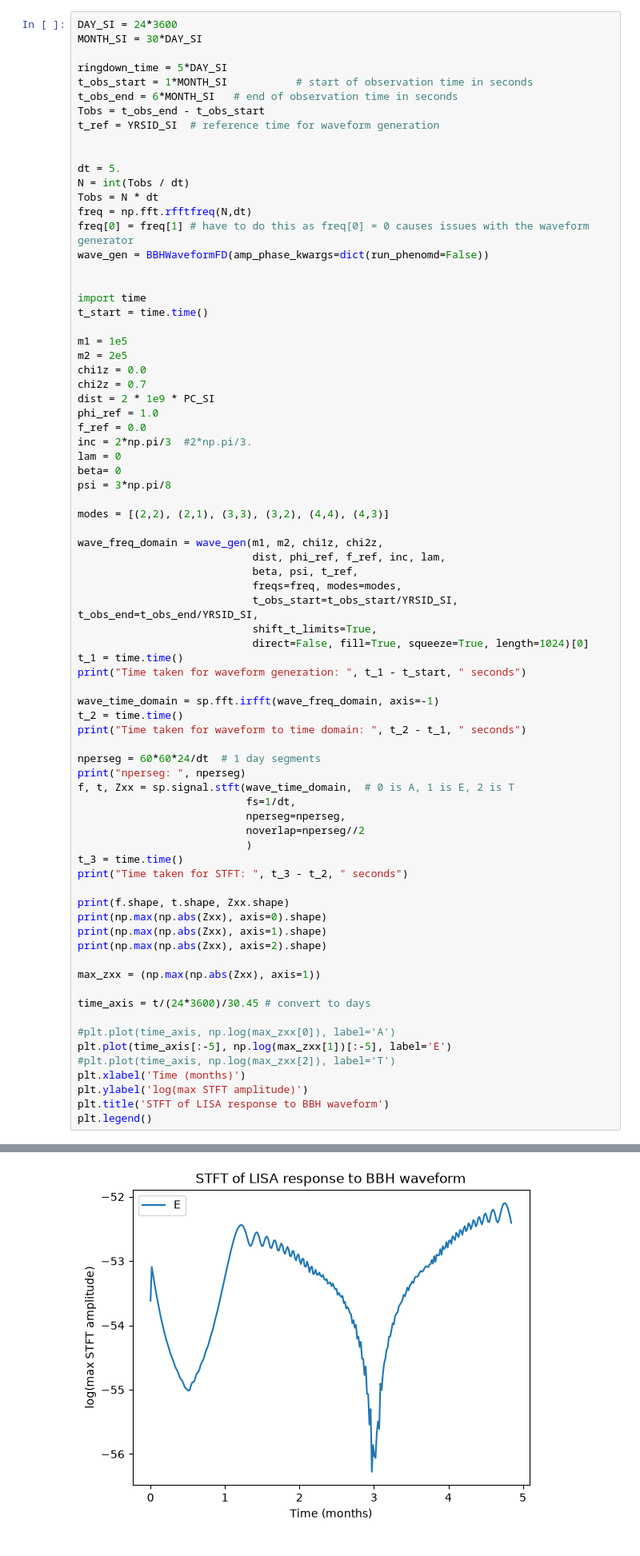
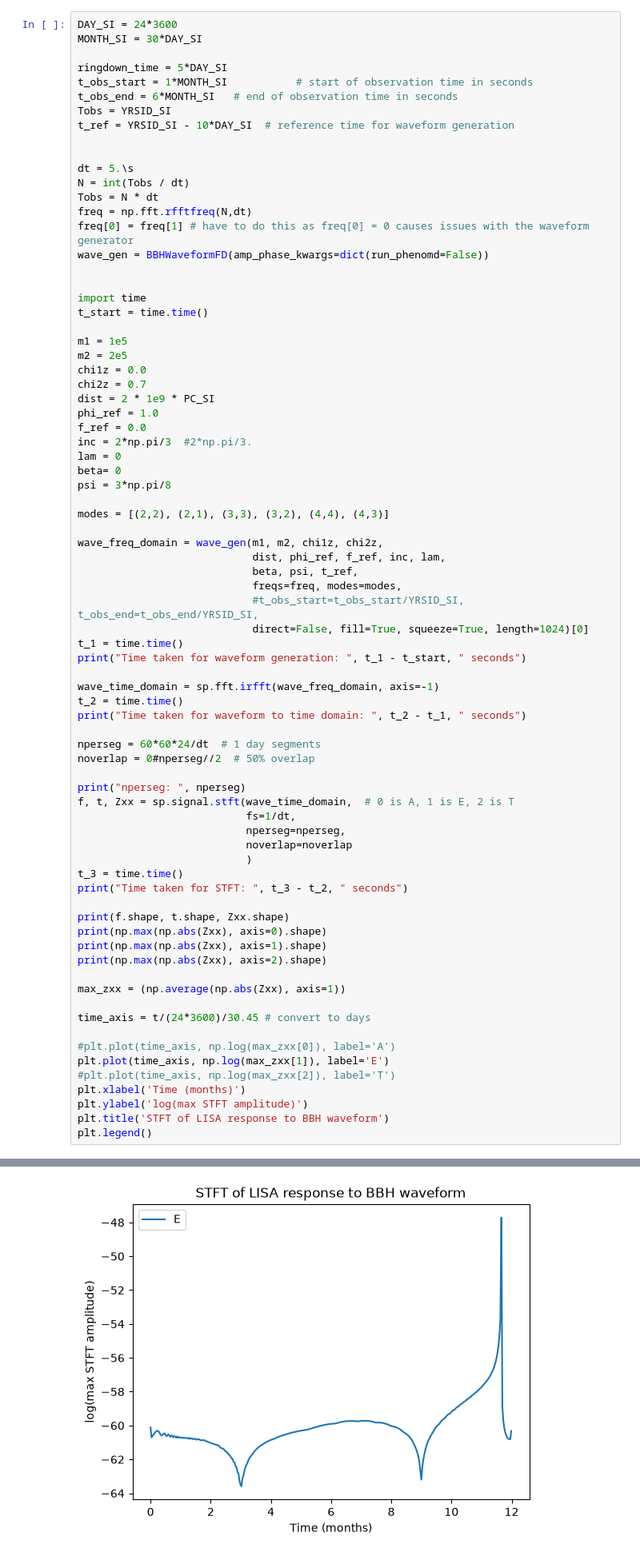
Before and after one commit to manishprasad0/LISA_Modulation, a Jupyter notebook: testing/antenna_modulation.ipynb, the cells around one changed output, grey strips where cells are left out. Shown at 80% size. Cells and saved outputs as stored; diff of their text form.

```diff
--- a/testing/antenna_modulation.ipynb
+++ b/testing/antenna_modulation.ipynb
@@ -14,11 +18,11 @@ MONTH_SI = 30*DAY_SI
 ringdown_time = 5*DAY_SI
 t_obs_start = 1*MONTH_SI           # start of observation time in seconds
 t_obs_end = 6*MONTH_SI   # end of observation time in seconds
-Tobs = t_obs_end - t_obs_start
-t_ref = YRSID_SI  # reference time for waveform generation
+Tobs = YRSID_SI
+t_ref = YRSID_SI - 10*DAY_SI  # reference time for waveform generation
 
 
-dt = 5.
+dt = 5.\s
 N = int(Tobs / dt)
 Tobs = N * dt
 freq = np.fft.rfftfreq(N,dt)
@@ -47,8 +51,7 @@ wave_freq_domain = wave_gen(m1, m2, chi1z, chi2z,
                             dist, phi_ref, f_ref, inc, lam,
                             beta, psi, t_ref,
                             freqs=freq, modes=modes,
-                            t_obs_start=t_obs_start/YRSID_SI, t_obs_end=t_obs_end/YRSID_SI,
-                            shift_t_limits=True,
+                            #t_obs_start=t_obs_start/YRSID_SI, t_obs_end=t_obs_end/YRSID_SI,
                             direct=False, fill=True, squeeze=True, length=1024)[0]
 t_1 = time.time()
 print("Time taken for waveform generation: ", t_1 - t_start, " seconds")
@@ -58,11 +61,13 @@ t_2 = time.time()
 print("Time taken for waveform to time domain: ", t_2 - t_1, " seconds")
 
 nperseg = 60*60*24/dt  # 1 day segments
+noverlap = 0#nperseg//2  # 50% overlap
+
 print("nperseg: ", nperseg)
 f, t, Zxx = sp.signal.stft(wave_time_domain,  # 0 is A, 1 is E, 2 is T
                            fs=1/dt,
                            nperseg=nperseg,
-                           noverlap=nperseg//2
+                           noverlap=noverlap
                            )
 t_3 = time.time()
 print("Time taken for STFT: ", t_3 - t_2, " seconds")
@@ -72,12 +77,12 @@ print(np.max(np.abs(Zxx), axis=0).shape)
 print(np.max(np.abs(Zxx), axis=1).shape)
 print(np.max(np.abs(Zxx), axis=2).shape)
 
-max_zxx = (np.max(np.abs(Zxx), axis=1))
+max_zxx = (np.average(np.abs(Zxx), axis=1))
 
 time_axis = t/(24*3600)/30.45 # convert to days
 
 #plt.plot(time_axis, np.log(max_zxx[0]), label='A')
-plt.plot(time_axis[:-5], np.log(max_zxx[1])[:-5], label='E')
+plt.plot(time_axis, np.log(max_zxx[1]), label='E')
 #plt.plot(time_axis, np.log(max_zxx[2]), label='T')
 plt.xlabel('Time (months)')
 plt.ylabel('log(max STFT amplitude)')
@@ -94,6 +99,6 @@ Time taken for STFT:  0.04377412796020508  seconds
 (3, 8641)
 <matplotlib.legend.Legend at 0x...>
-[figure, old version]
+[figure, new version]
 # %%
 # %% [output]
 (8641,) (241,) (3, 8641, 241)
```
Also changed, not shown: parts of 2 cells of this notebook, 10 other files.
